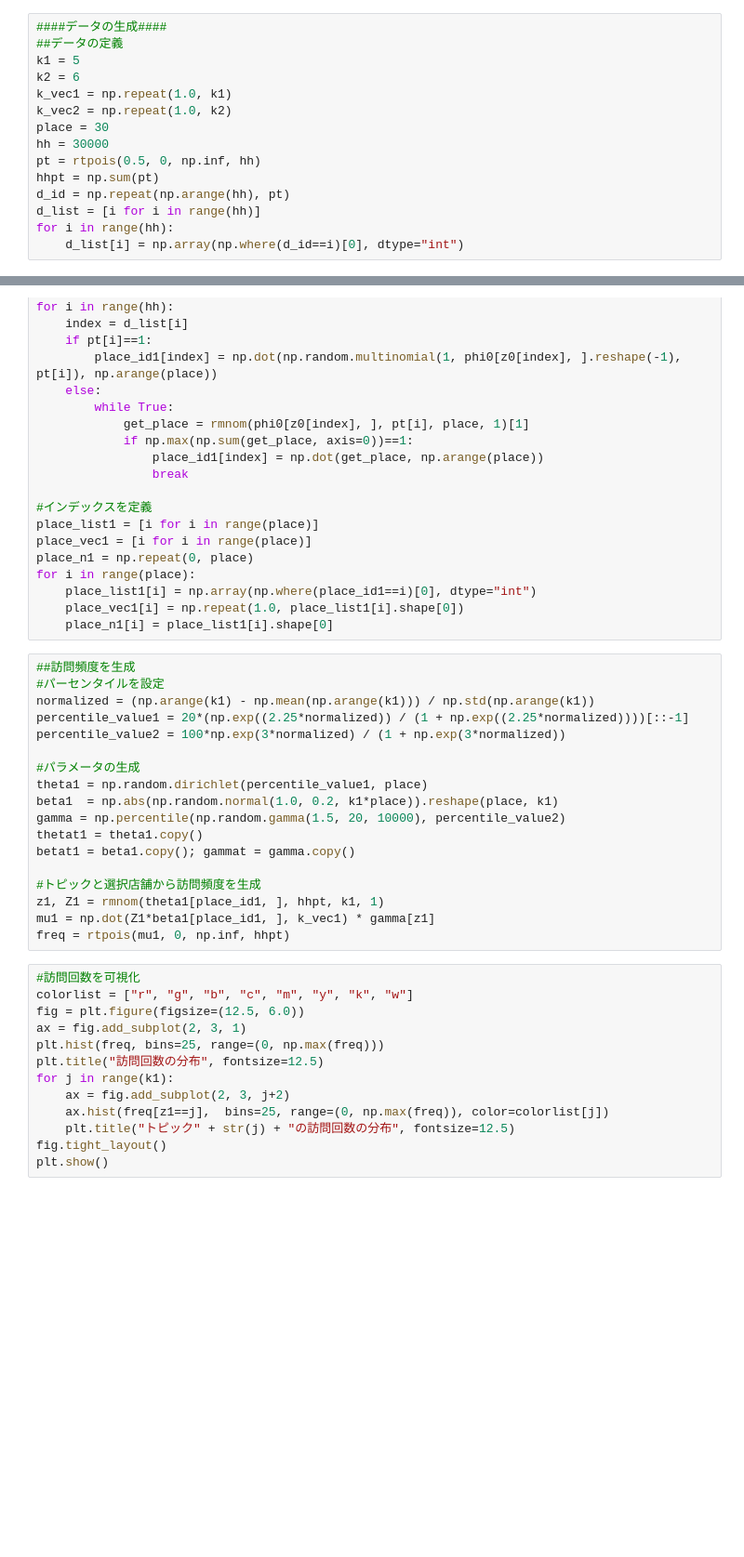
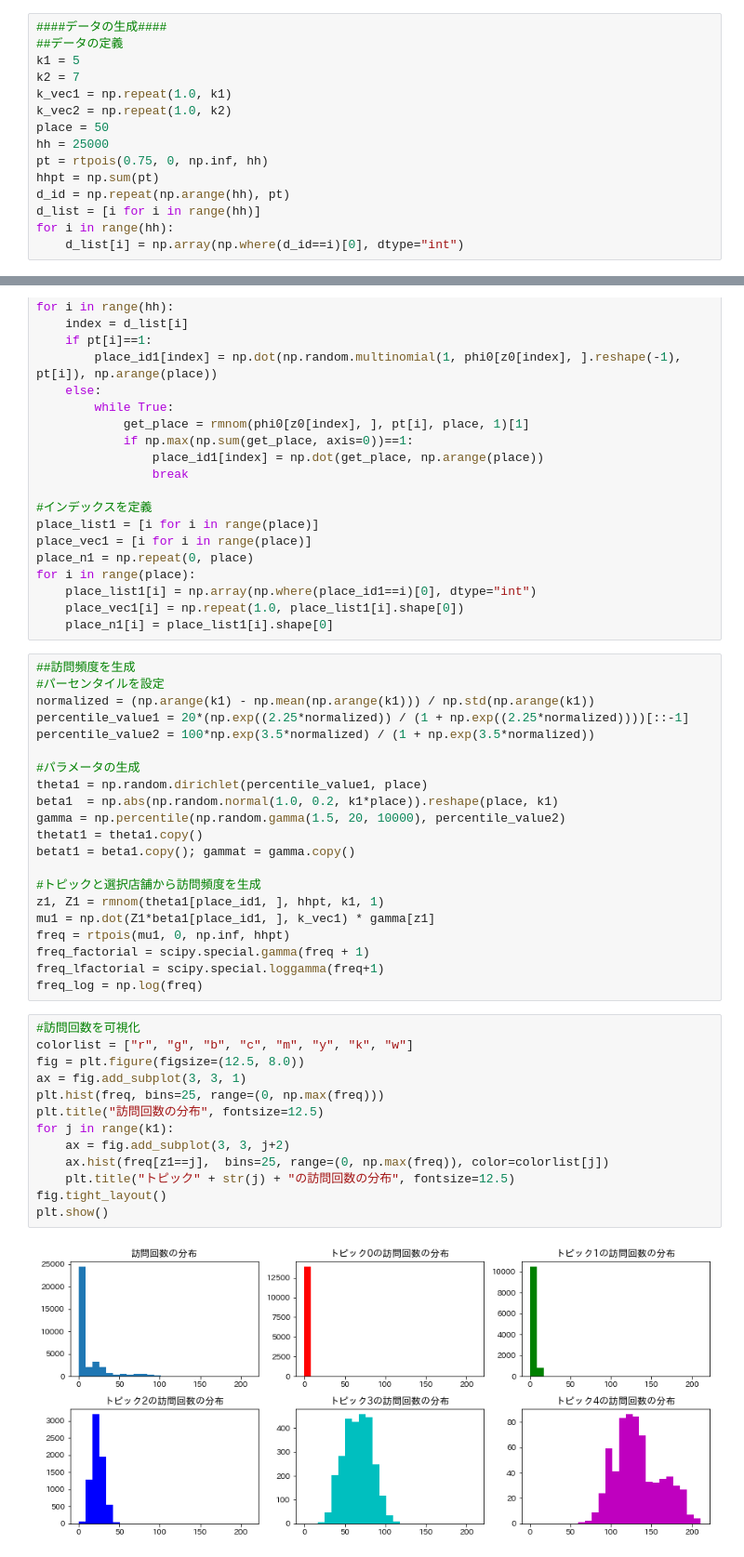
Before and after one commit to shiny-colors/Machine_Learning_Python, a Jupyter notebook: Topic_sharing_Duration_time_estimation.ipynb, the cells around one changed output, grey strips where cells are left out. Shown: that part at 93% size. Cells and saved outputs as stored; diff of their text form; blank space fills up the shorter version.

```diff
--- a/Topic_sharing_Duration_time_estimation.ipynb
+++ b/Topic_sharing_Duration_time_estimation.ipynb
@@ -40,12 +46,12 @@ def loglike(mu, y, y_factorial):
 ####データの生成####
 ##データの定義
 k1 = 5
-k2 = 6
+k2 = 7
 k_vec1 = np.repeat(1.0, k1)
 k_vec2 = np.repeat(1.0, k2)
-place = 30
-hh = 30000
-pt = rtpois(0.5, 0, np.inf, hh)
+place = 50
+hh = 25000
+pt = rtpois(0.75, 0, np.inf, hh)
 hhpt = np.sum(pt)
 d_id = np.repeat(np.arange(hh), pt)
 d_list = [i for i in range(hh)]
@@ -85,7 +91,7 @@ for i in range(place):
 #パーセンタイルを設定
 normalized = (np.arange(k1) - np.mean(np.arange(k1))) / np.std(np.arange(k1))
 percentile_value1 = 20*(np.exp((2.25*normalized)) / (1 + np.exp((2.25*normalized))))[::-1]
-percentile_value2 = 100*np.exp(3*normalized) / (1 + np.exp(3*normalized))
+percentile_value2 = 100*np.exp(3.5*normalized) / (1 + np.exp(3.5*normalized))
 
 #パラメータの生成
 theta1 = np.random.dirichlet(percentile_value1, place)
@@ -98,19 +104,24 @@ betat1 = beta1.copy(); gammat = gamma.copy()
 z1, Z1 = rmnom(theta1[place_id1, ], hhpt, k1, 1)
 mu1 = np.dot(Z1*beta1[place_id1, ], k_vec1) * gamma[z1]
 freq = rtpois(mu1, 0, np.inf, hhpt)
+freq_factorial = scipy.special.gamma(freq + 1)
+freq_lfactorial = scipy.special.loggamma(freq+1)
+freq_log = np.log(freq)
 # %%
 #訪問回数を可視化
 colorlist = ["r", "g", "b", "c", "m", "y", "k", "w"]
-fig = plt.figure(figsize=(12.5, 6.0))
-ax = fig.add_subplot(2, 3, 1)
+fig = plt.figure(figsize=(12.5, 8.0))
+ax = fig.add_subplot(3, 3, 1)
 plt.hist(freq, bins=25, range=(0, np.max(freq)))
 plt.title("訪問回数の分布", fontsize=12.5)
 for j in range(k1):
-    ax = fig.add_subplot(2, 3, j+2)
+    ax = fig.add_subplot(3, 3, j+2)
     ax.hist(freq[z1==j],  bins=25, range=(0, np.max(freq)), color=colorlist[j])
     plt.title("トピック" + str(j) + "の訪問回数の分布", fontsize=12.5)
 fig.tight_layout()
 plt.show()
+# %% [output]
+[figure, added]
 # %%
 ##訪問頻度の観測データを設定
 #IDを定義
```
Also changed, not shown: parts of 11 cells of this notebook.
